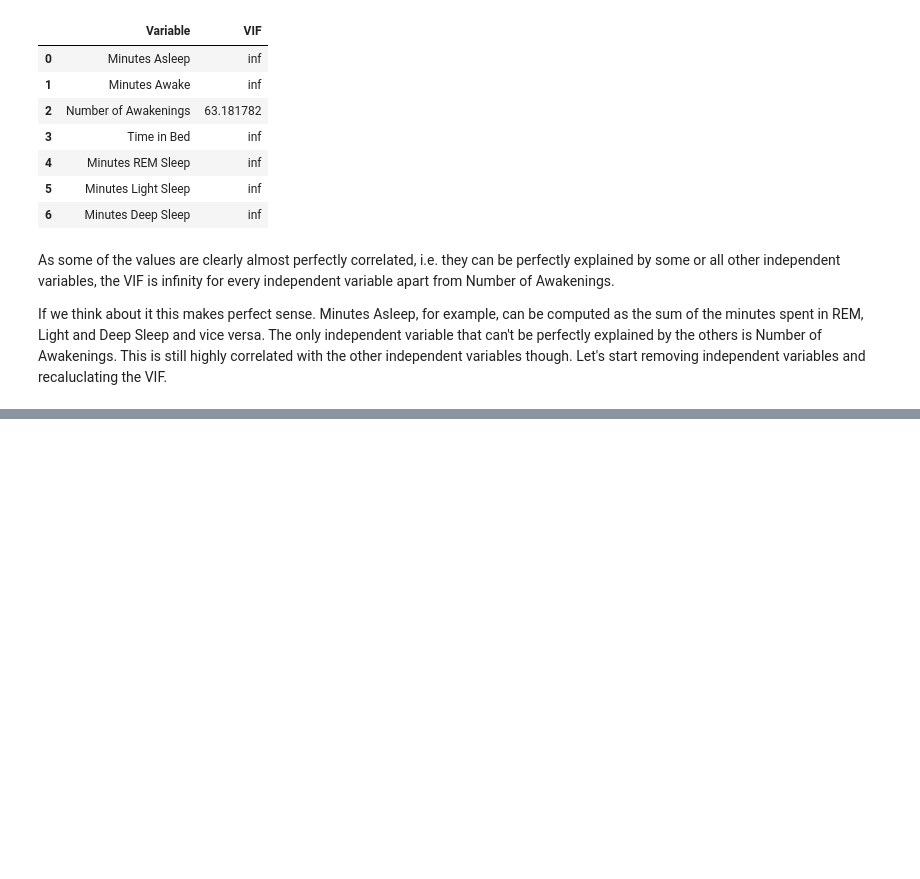
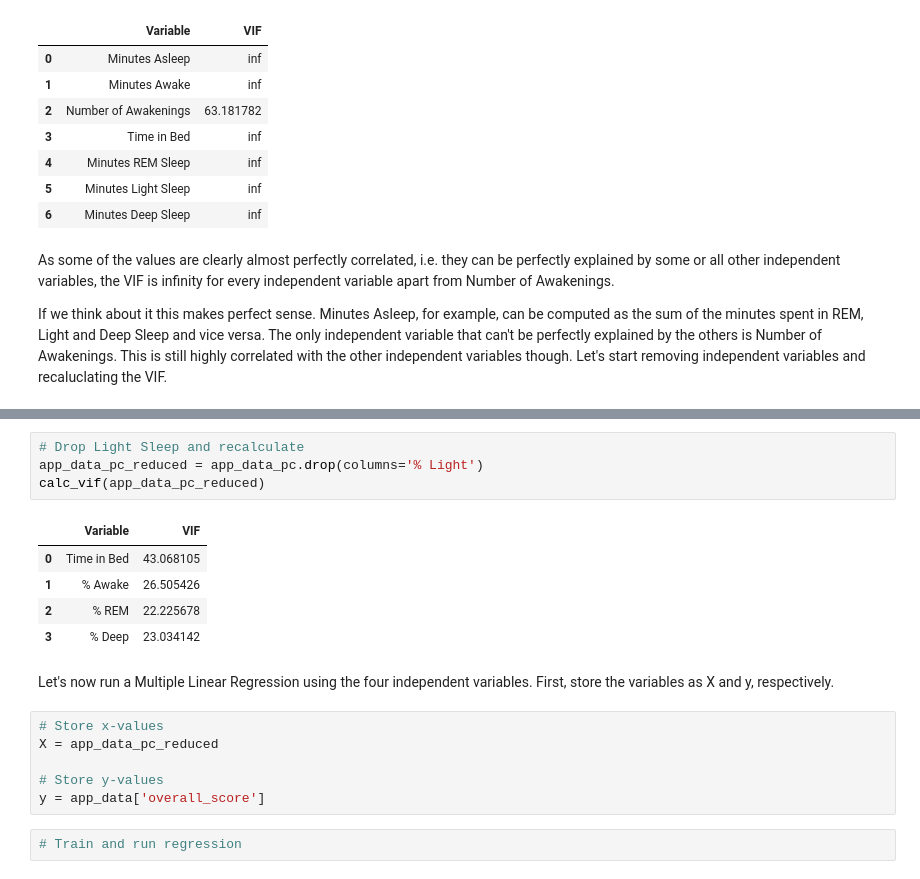
Before and after one commit to JoBe10/Fitbit-Sleep-Score, a Jupyter notebook: Sleep_Scores/Sleep_Score_Deconstruction.ipynb, the cells around one changed output, grey strips where cells are left out. Drawn from its saved outputs; the diff is of its cells as text; blank space fills up the shorter version.

```diff
--- a/Sleep_Scores/Sleep_Score_Deconstruction.ipynb
+++ b/Sleep_Scores/Sleep_Score_Deconstruction.ipynb
@@ -295,0 +314,20 @@ app_scaled
+# %%
+# Drop Light Sleep and recalculate
+app_data_pc_reduced = app_data_pc.drop(columns='% Light')
+calc_vif(app_data_pc_reduced)
+# %% [output]
+|  | Variable | VIF |
+| 0 | Time in Bed | 43.068105 |
+| 1 | % Awake | 26.505426 |
+| 2 | % REM | 22.225678 |
+| 3 | % Deep | 23.034142 |
+# %% [markdown]
+Let's now run a Multiple Linear Regression using the four independent variables. First, store the variables as X and y, respectively.
+# %%
+# Store x-values
+X = app_data_pc_reduced
+
+# Store y-values
+y = app_data['overall_score']
+# %%
+# Train and run regression
```
Also changed, not shown: parts of 8 cells of this notebook, 1 other file.
